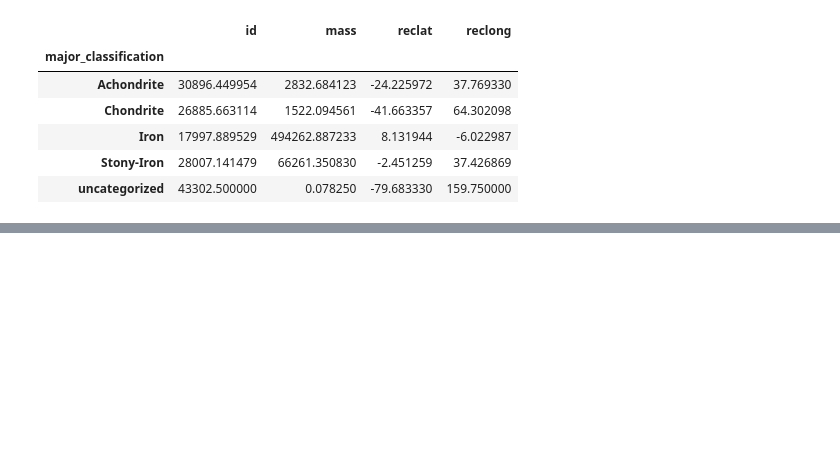
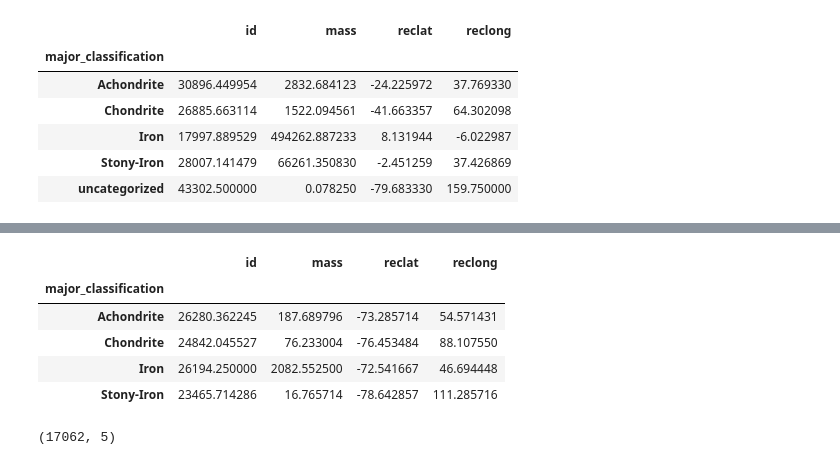
Before and after one commit to QED0711/nasa-meteorite-analysis, a Jupyter notebook: quinn-cleaning-meteor.ipynb, the cells around one changed output, grey strips where cells are left out. Cells and saved outputs as stored; diff of their text form; code cells hidden in the pictures; blank space fills up the shorter version.

```diff
--- a/quinn-cleaning-meteor.ipynb
+++ b/quinn-cleaning-meteor.ipynb
@@ -40,0 +74,16 @@ df.groupby('major_classification').mean()
+# %%
+antarctic_df = df[(df.GeoLocation == '(-71.5, 35.66667)') | (df.GeoLocation == '(-84.0, 168.0)')]
+antarctic_df.groupby('major_classification').mean()
+# %% [output]
+|  | id | mass | reclat | reclong |
+| major_classification |  |  |  |  |
+| Achondrite | 26280.362245 | 187.689796 | -73.285714 | 54.571431 |
+| Chondrite | 24842.045527 | 76.233004 | -76.453484 | 88.107550 |
+| Iron | 26194.250000 | 2082.552500 | -72.541667 | 46.694448 |
+| Stony-Iron | 23465.714286 | 16.765714 | -78.642857 | 111.285716 |
+# %%
+test = pd.read_csv("countries.csv")
+test.shape
+# geo_df.merge(test, on="id", how='outer')
+# %% [output]
+(17062, 5)
```
Also changed, not shown: parts of 7 cells of this notebook, 28 other files.
